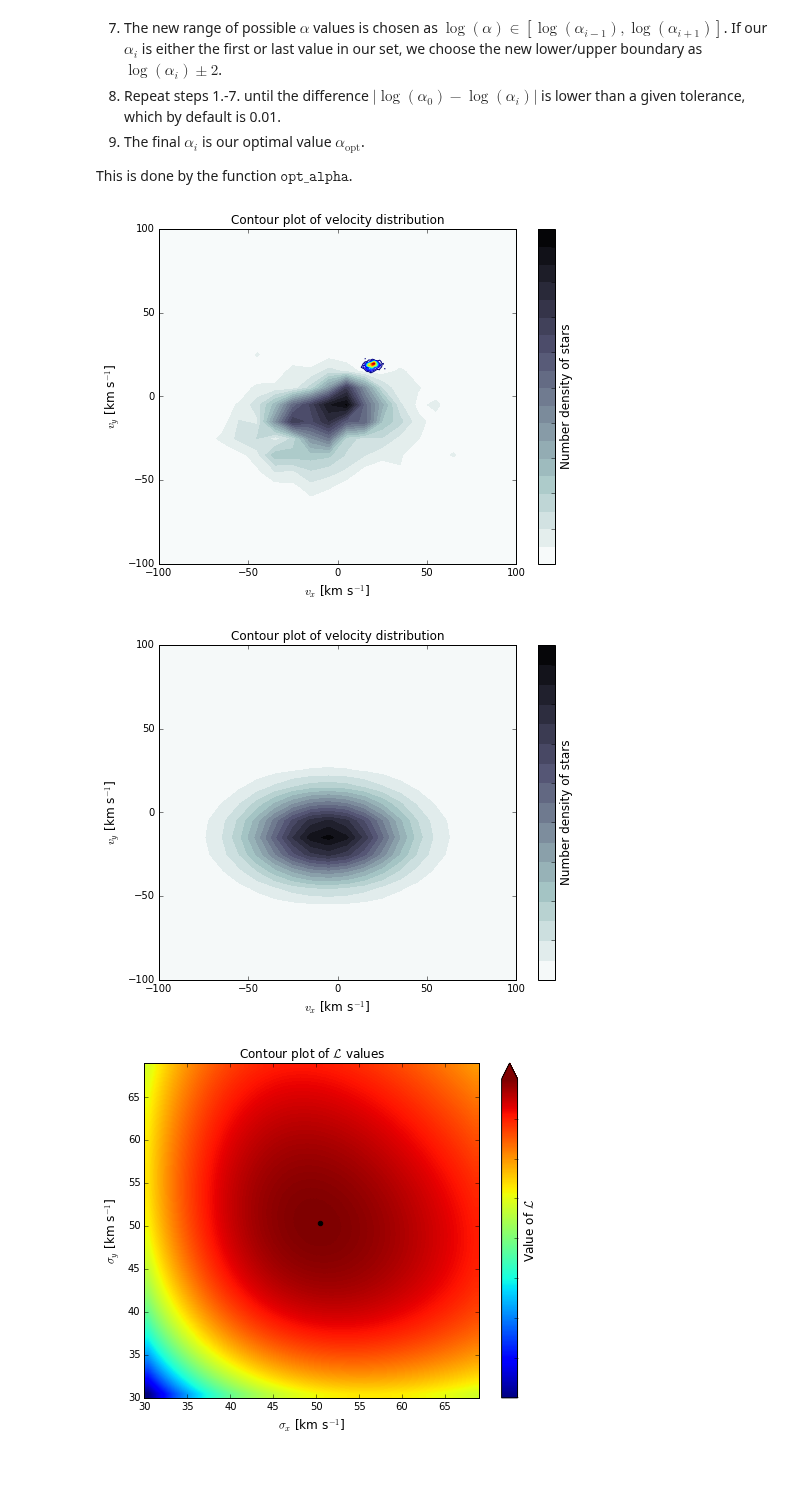
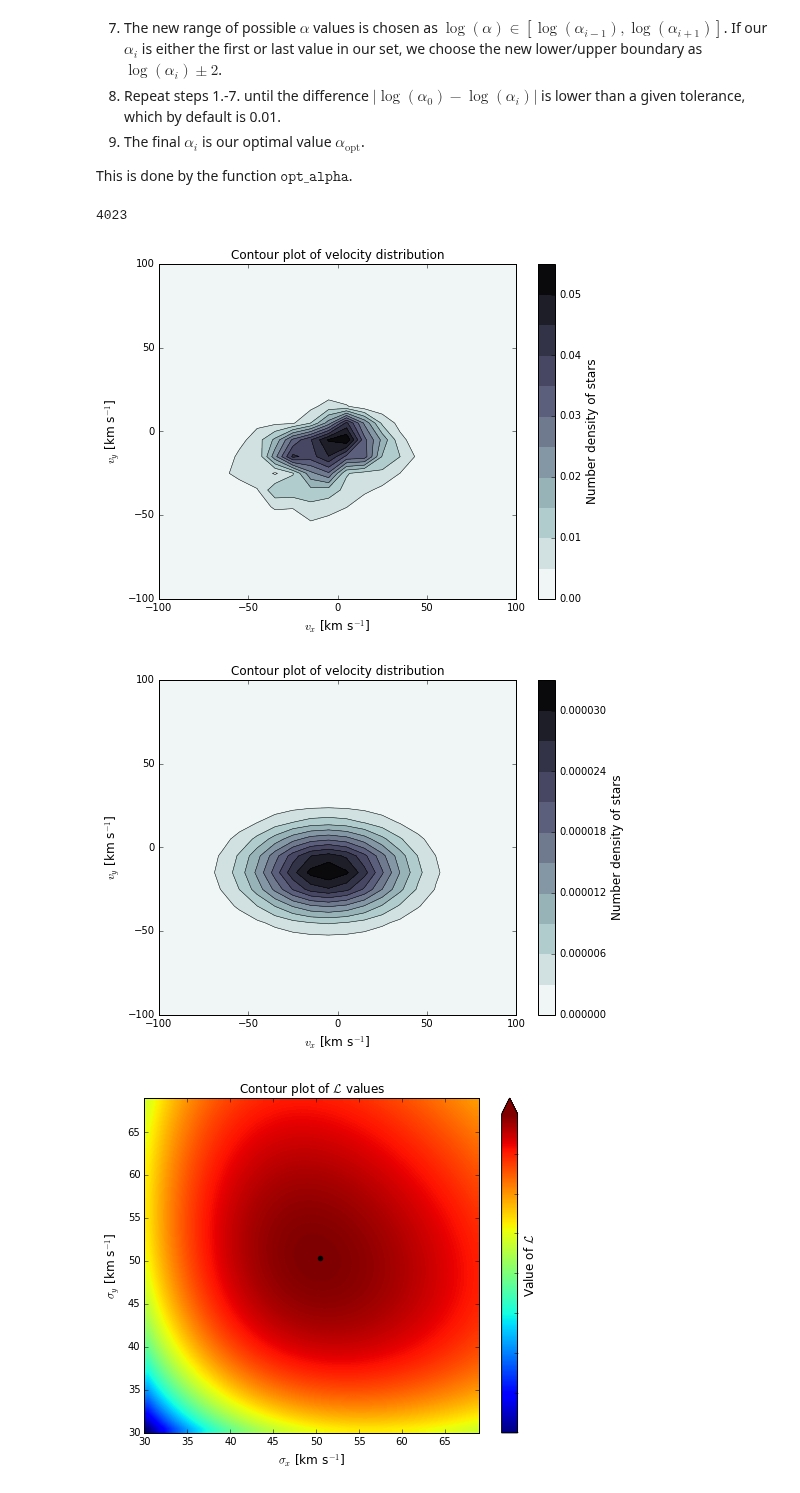
Before and after one commit to PaulMcMillan-Astro/DeprojectionProject, a Jupyter notebook: InitialDeprojectionNotebook.ipynb, the cells around one changed output. Cells and saved outputs as stored; diff of their text form; code cells hidden in the pictures.

```diff
--- a/InitialDeprojectionNotebook.ipynb
+++ b/InitialDeprojectionNotebook.ipynb
@@ -119,8 +119,8 @@ Hence we get a box that covers the ranges $v_i \in [v_{i,min},v_{i,min}+n_i d_{v
 # %%
 #For example we can choose
 
-n = np.array([40,40,40])
-dv = np.array([10,10,10])
+n = np.array([20,20,20])
+dv = np.array([20,20,20])
 vmin = np.array([-200,-200,-200])
 # %% [markdown]
 ## Computing the log-likelihood $\tilde{\mathcal L}$
@@ -341,6 +341,8 @@ def plot_fv1(phi,plane,vmin,dv,n):
 
     fv = np.exp(phi)
 
+    fvlog = np.log10(fv+1)
+
     twodfv = np.sum(fv,axis=axsum)
 
     xbins = np.arange(x0,x1+dx,dx)
@@ -359,31 +361,36 @@ def plot_fv1(phi,plane,vmin,dv,n):
 
     extent = [xbins[0],xbins[-1],ybins[0],ybins[-1]]
 #    im = ax.imshow(twodfv.T,origin='lower',interpolation='bilinear',vmin=0,vmax=twodfv.max(),cmap = plt.cm.get_cmap('plasma'),extent=extent)
-    im = ax.contourf(twodfv.T,20,origin='lower',cmap = plt.cm.get_cmap('bone_r'),extent=extent,linestyles='solid')
-    ax.contour(twodfv.T,20,origin='lower')
+    im = ax.contourf(twodfv.T,10,origin='lower',cmap = plt.cm.get_cmap('bone_r'),extent=extent,linestyles='solid')
+    ax.contour(twodfv.T,10,origin='lower',extent=extent,colors='k',linewidths=0.5)
+#     ax.contour(twodfv.T,20,origin='lower')
 
     cb = plt.colorbar(im,orientation='vertical', extend='max')
-    plt.setp(cb.ax.get_yticklabels(), visible=False)
+#     plt.setp(cb.ax.get_yticklabels(), visible=False)
     cb.set_label('Number density of stars',size='large')
 
     plt.show()
 
     return
+# %%
+len(sample)
+# %% [output]
+4023
 # %%
 from Deproject_plots import plot_fv
 
 plot_fv1(phi_good,'xy',vmin,dv,n)
 
 sigma2, vmean0 = calc_sigma2(pvals,rhatvals,True)
 
 sigma = np.sqrt(sigma2)
 
 phi0 = phi_guess(vmean0,sigma,vmin,dv,n)
 
-plot_fv(phi0,'xy',vmin,dv,n)
+plot_fv1(phi0,'xy',vmin,dv,n)
 # %% [output]
-[figure, old version]
+[figure, new version]
-[figure, old version]
+[figure, new version]
 # %%
 test_L('xy', 1e-10, v0, v_disp, pvals, rhatvals, vmin, dv, n)
 # %% [output]
```
Also changed, not shown: parts of 3 cells of this notebook, 2 other files.
